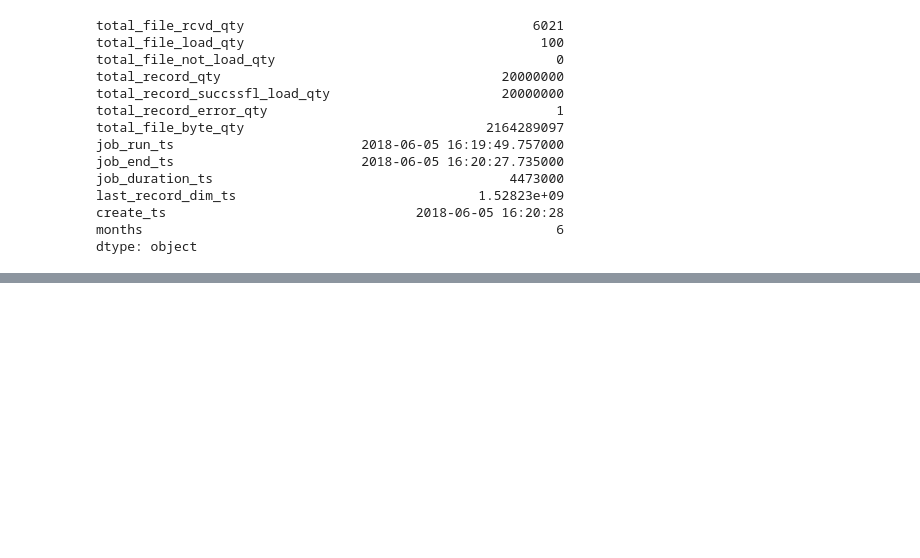
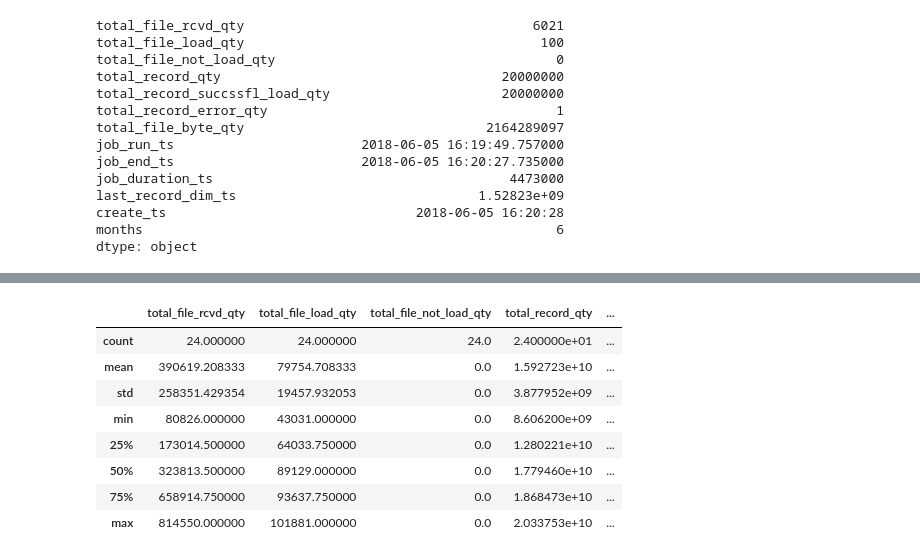
Before and after one commit to rdeapera/jupyter-notebook, a Jupyter notebook: PDC Analysis.ipynb, the cells around one changed output, grey strips where cells are left out. Cells and saved outputs as stored; diff of their text form; code cells hidden in the pictures; blank space fills up the shorter version.

```diff
--- a/PDC Analysis.ipynb
+++ b/PDC Analysis.ipynb
@@ -124,0 +145,14 @@ dtype: object
+# %%
+test = data.groupby(data["create_ts"].dt.hour).sum()
+# %%
+test.describe()
+# %% [output]
+|  | total_file_rcvd_qty | total_file_load_qty | total_file_not_load_qty | total_record_qty | ... |
+| count | 24.000000 | 24.000000 | 24.0 | 2.400000e+01 | ... |
+| mean | 390619.208333 | 79754.708333 | 0.0 | 1.592723e+10 | ... |
+| std | 258351.429354 | 19457.932053 | 0.0 | 3.877952e+09 | ... |
+| min | 80826.000000 | 43031.000000 | 0.0 | 8.606200e+09 | ... |
+| 25% | 173014.500000 | 64033.750000 | 0.0 | 1.280221e+10 | ... |
+| 50% | 323813.500000 | 89129.000000 | 0.0 | 1.779460e+10 | ... |
+| 75% | 658914.750000 | 93637.750000 | 0.0 | 1.868473e+10 | ... |
+| max | 814550.000000 | 101881.000000 | 0.0 | 2.033753e+10 | ... |
```
Also changed, not shown: parts of 4 cells of this notebook, 1 other file.
